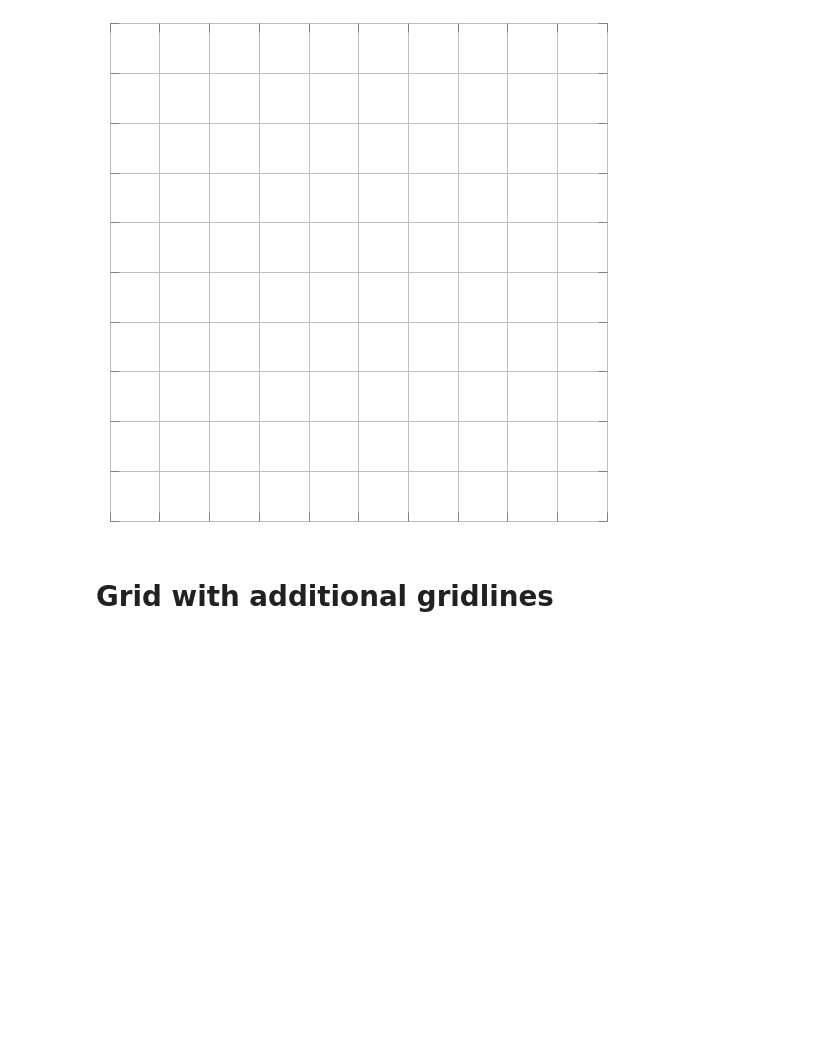
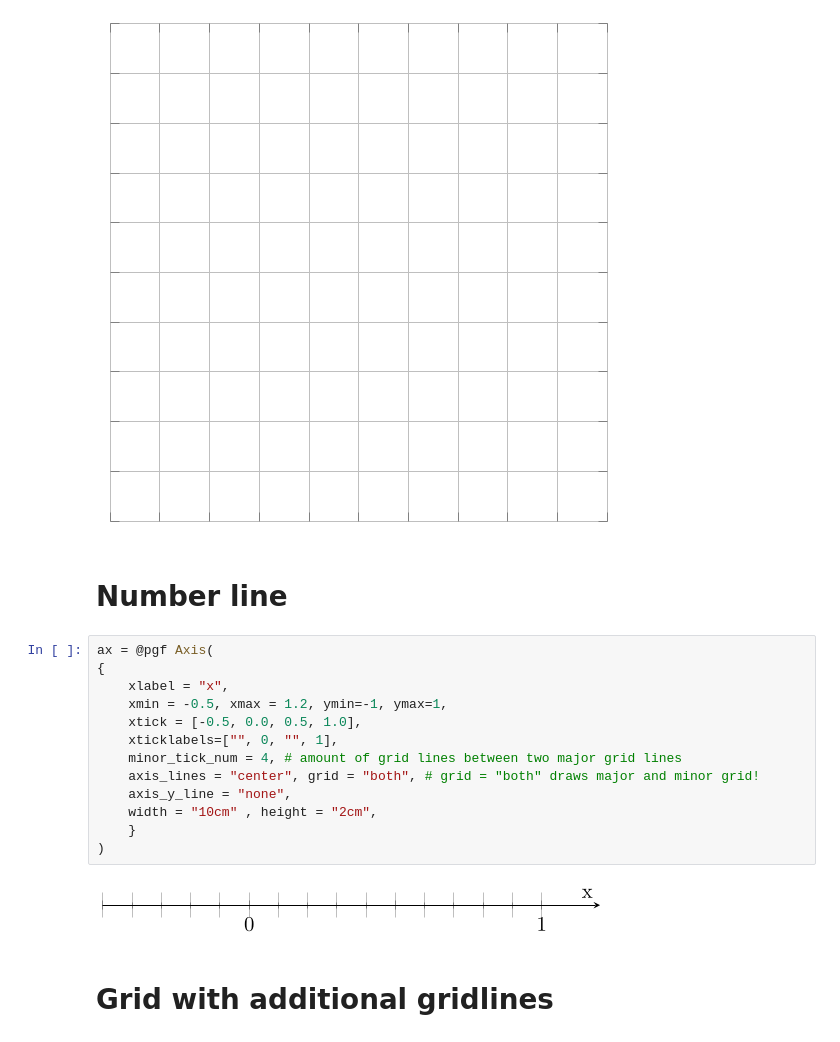
Before and after one commit to markuspirke/plots-with-julia, a Jupyter notebook: collection.ipynb, the cells around one changed output. Cells and saved outputs as stored; diff of their text form; blank space fills up the shorter version.

Commit message:
added number line

```diff
--- a/collection.ipynb
+++ b/collection.ipynb
@@ -25,6 +25,23 @@ ax = @pgf Axis(
 )
 # %% [output]
 [figure]
+# %% [markdown]
+# Number line
+# %%
+ax = @pgf Axis(
+{
+    xlabel = "x",
+    xmin = -0.5, xmax = 1.2, ymin=-1, ymax=1,
+    xtick = [-0.5, 0.0, 0.5, 1.0],
+    xticklabels=["", 0, "", 1],
+    minor_tick_num = 4, # amount of grid lines between two major grid lines
+    axis_lines = "center", grid = "both", # grid = "both" draws major and minor grid!
+    axis_y_line = "none",
+    width = "10cm" , height = "2cm",
+    }
+)
+# %% [output]
+[figure, added]
 # %% [markdown]
 # Grid with additional gridlines
 # %%
```
